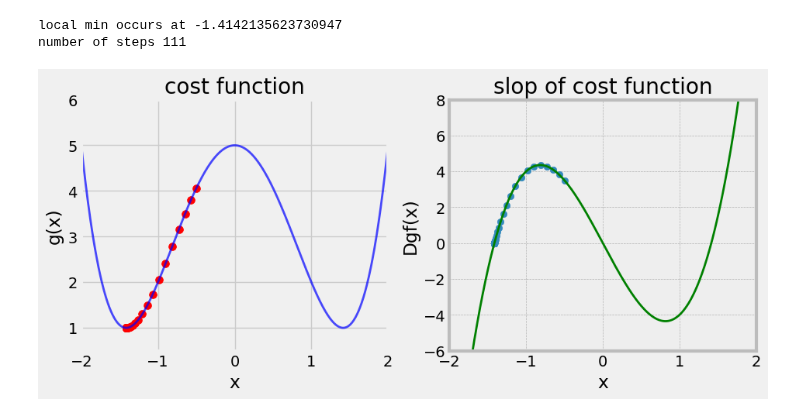
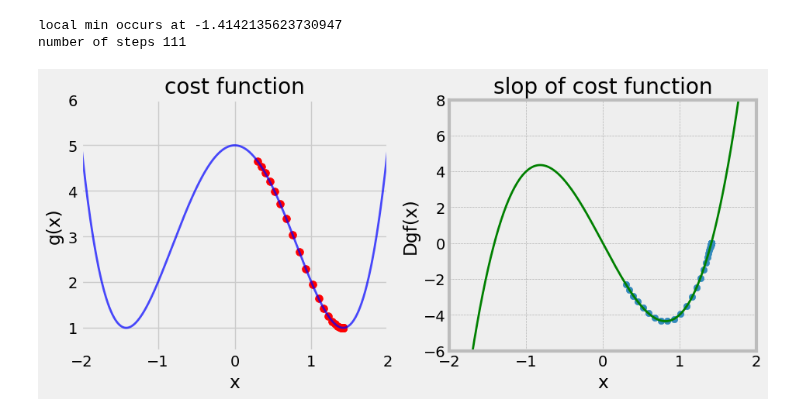
Before and after one commit to kuljeet234/Minor-ML-projects, a Jupyter notebook: gradient descent/gradient descent.ipynb, the cells around one changed output. Saved outputs shown, nothing was run; the diff lists cells and outputs as text; code cells hidden in the pictures.

```diff
--- a/gradient descent/gradient descent.ipynb
+++ b/gradient descent/gradient descent.ipynb
@@ -163,7 +182,7 @@ plt.style.use('fivethirtyeight')
 # %% [markdown]
 ## Gradient descent as a python function
 # %%
-def gradient_descent(derivative_func,initial_guess, multiplier=0.02, precision=0.0001):
+def gradient_descent(derivative_func,initial_guess, multiplier=0.02, precision=0.0001,max_iteration= 500):
     new_x = initial_guess
     previous_x = 0
 
@@ -171,7 +190,7 @@ def gradient_descent(derivative_func,initial_guess, multiplier=0.02, precision=0
     x_list = [new_x]
     slope_list = [derivative_func(new_x)]
 
-    for i in range(500):
+    for i in range(max_iteration):
         previous_x = new_x
         gradient = derivative_func(previous_x)
         new_x = previous_x - multiplier * gradient
@@ -200,30 +219,30 @@ local min occurs at -1.4142135623730947
 number of steps 111
 # %%
 #ploting gradient descent
-local_min,list_x,deriv_list = gradient_descent(dg, -0.5)
+local_min,list_x,deriv_list = gradient_descent(dg, 0.3)
 plt.figure(figsize=(10,4))
 plt.subplot(1,2,1)
 plt.plot(x_2,g(x_2), color = 'blue',linewidth = 2, alpha = 0.7)
 
 plt.scatter(list_x,g(np.array(list_x)), color ='red',s = 50)
 
 plt.title('cost function')
 plt.xlabel('x')
 plt.ylabel('g(x)')
 plt.xlim(-2,2)
 plt.ylim(0.5,6)
 plt.style.use('bmh')
 
 
 plt.subplot(1,2,2)
 plt.plot(x_2,dg(x_2), color = 'green')
 plt.scatter(list_x,deriv_list)
 
 plt.title('slop of cost function')
 plt.xlim(-2,2)
 plt.ylim(-6,8)
 plt.xlabel('x')
 plt.ylabel('Dgf(x)')
 plt.style.use('fivethirtyeight')
 # %% [output]
-[figure, old version]
+[figure, new version]
```
Also changed, not shown: parts of 5 cells of this notebook.
